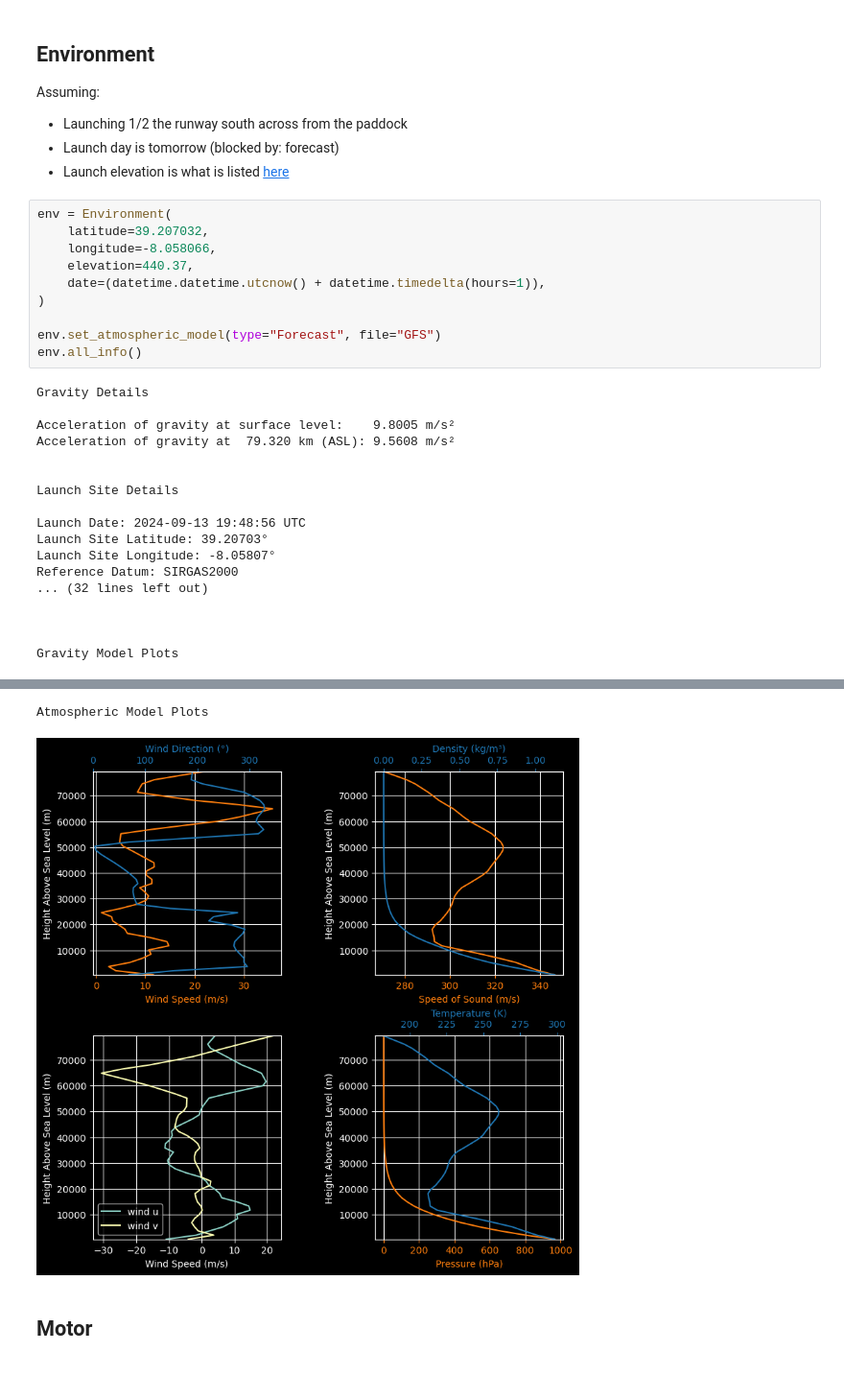
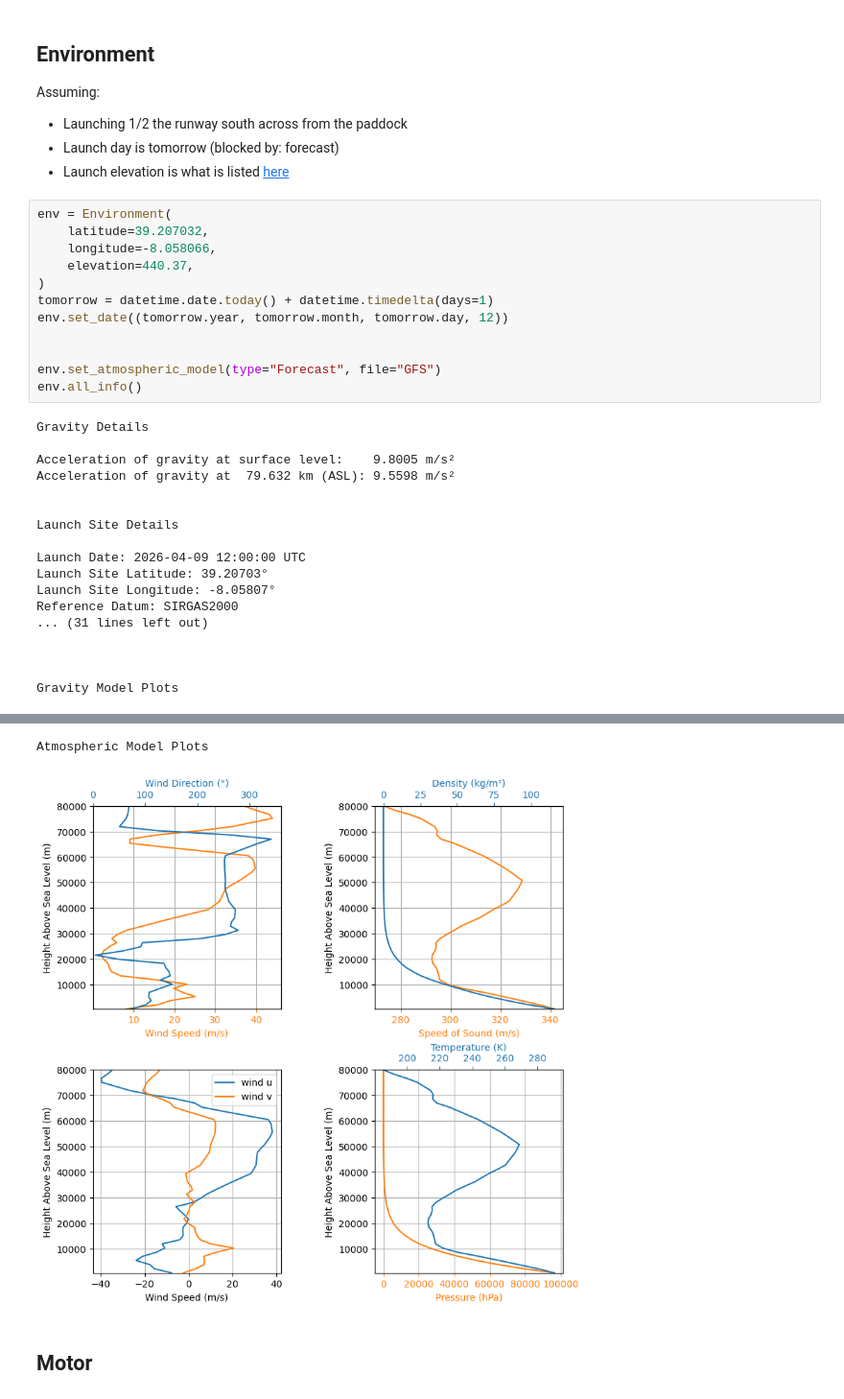
Before and after one commit to ULAS-HiPR/RocketPy, a Jupyter notebook: EuRoC24/Technical.ipynb, the cells around one changed output, grey strips where cells are left out. Shown at 96% size. Saved outputs shown, nothing was run; the diff lists cells and outputs as text.

```diff
--- a/EuRoC24/Technical.ipynb
+++ b/EuRoC24/Technical.ipynb
@@ -24,8 +24,10 @@ env = Environment(
     latitude=39.207032,
     longitude=-8.058066,
     elevation=440.37,
-    date=(datetime.datetime.utcnow() + datetime.timedelta(hours=1)),
 )
+tomorrow = datetime.date.today() + datetime.timedelta(days=1)
+env.set_date((tomorrow.year, tomorrow.month, tomorrow.day, 12))
+
 
 env.set_atmospheric_model(type="Forecast", file="GFS")
 env.all_info()
@@ -33,16 +35,16 @@ env.all_info()
 Gravity Details
 
 Acceleration of gravity at surface level:    9.8005 m/s²
-Acceleration of gravity at  79.320 km (ASL): 9.5608 m/s²
+Acceleration of gravity at  79.632 km (ASL): 9.5598 m/s²
 
 
 Launch Site Details
 
-Launch Date: 2024-09-13 19:48:56 UTC
+Launch Date: 2026-04-09 12:00:00 UTC
 Launch Site Latitude: 39.20703°
 Launch Site Longitude: -8.05807°
 Reference Datum: SIRGAS2000
-... (32 lines left out)
+... (31 lines left out)
 
 
 
@@ -51,5 +53,5 @@ Gravity Model Plots
 Atmospheric Model Plots
-[figure, old version]
+[figure, new version]
 # %% [markdown]
 ## Motor
 # %%
```
Also changed, not shown: parts of 6 cells of this notebook, 1 other file.
